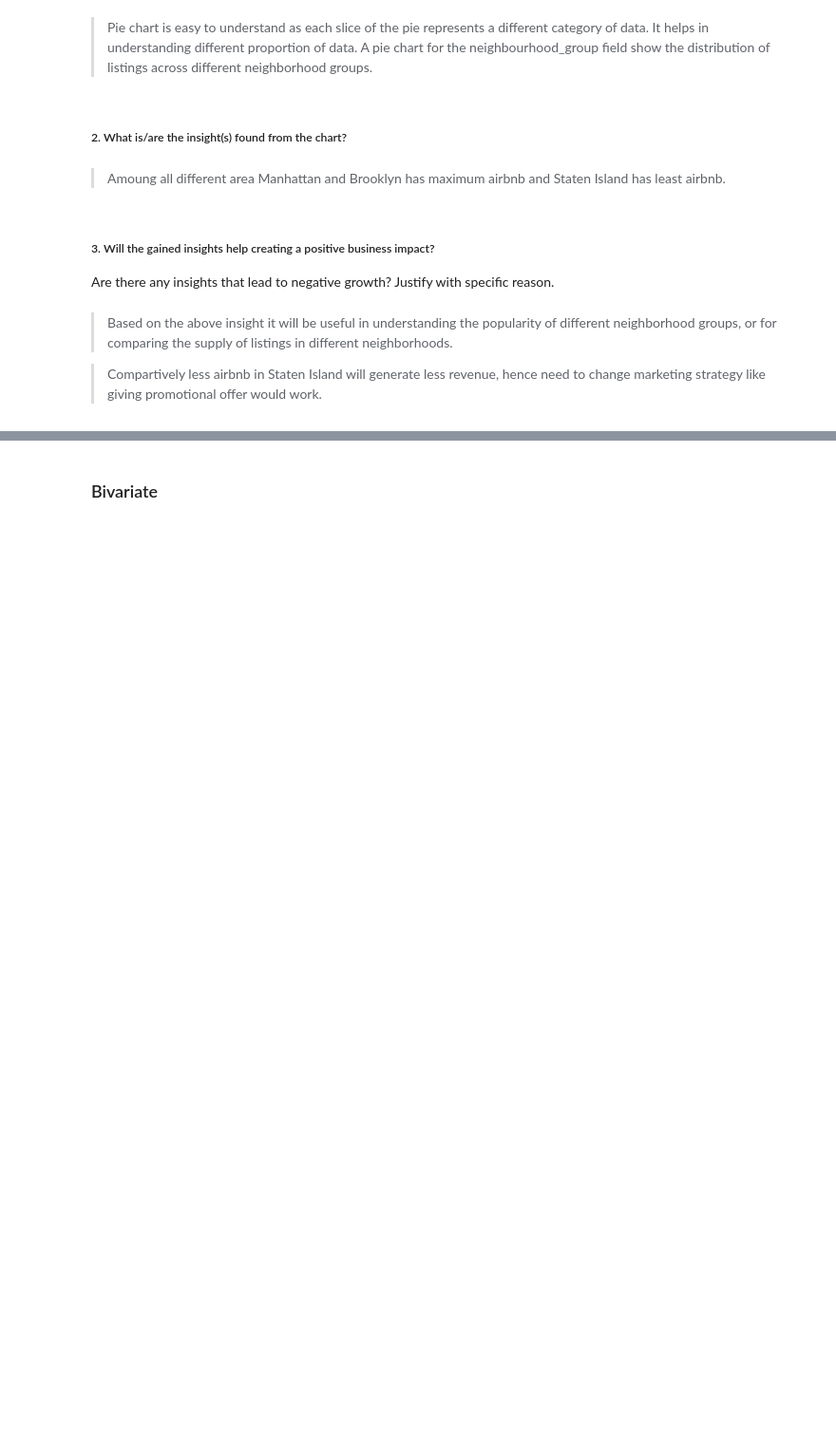
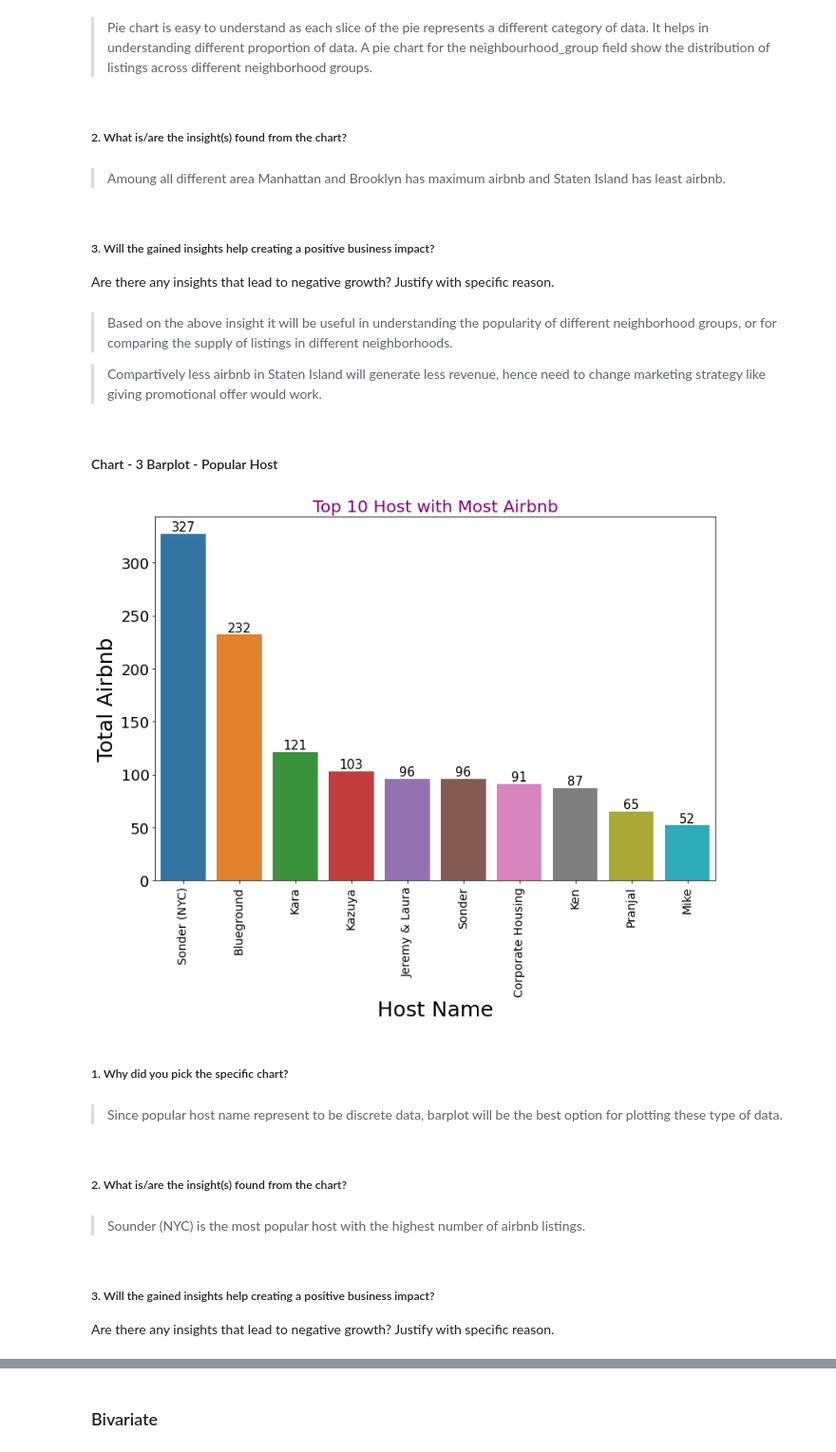
Before and after one commit to abhinav4201/Exploratory-data-analysis-EDA-Airbnb, a Jupyter notebook: Airbnb_Bookings_Analysis_Capstone_Project_1.ipynb, the cells around one changed output, grey strips where cells are left out. Shown at 95% size. Saved outputs shown, nothing was run; the diff lists cells and outputs as text; code cells hidden in the pictures; blank space fills up the shorter version.

Commit message:
completed 4 graph

```diff
--- a/Airbnb_Bookings_Analysis_Capstone_Project_1.ipynb
+++ b/Airbnb_Bookings_Analysis_Capstone_Project_1.ipynb
@@ -467,3 +467,46 @@ Are there any insights that lead to negative growth? Justify with specific reaso
 > Based on the above insight it will be useful in understanding the popularity of different neighborhood groups, or for comparing the supply of listings in different neighborhoods.
 
 > Compartively less airbnb in Staten Island will generate less revenue, hence need to change marketing strategy like giving promotional offer would work.
+# %% [markdown]
+#### Chart - 3 Barplot - Popular Host
+# %%
+# Chart - 4 visualization code
+#grouping all host id to know top 10 host
+df_popular_host = df.groupby(['host_id','host_name'])['id'].count().reset_index().sort_values(
+                            'id',ascending = False)[:10]
+# Chart - 3 visualization code
+#barplot
+plt.figure(figsize=(12,8));
+ax = sns.barplot(data = df_popular_host,x='host_name', y = 'id');
+# ax.bar_label(ax.containers[0]);  will work other than google colab
+
+# Add labels to the bars
+for bar in ax.patches:
+    ax.annotate(format(bar.get_height(), '.0f'),
+                   (bar.get_x() + bar.get_width() / 2,
+                    bar.get_height()), ha='center', va='center',
+                   size=15, xytext=(0, 8),
+                   textcoords='offset points')
+
+# Set the font size of the tick labels to 12
+ax.tick_params(axis='both', which='major', labelsize=18);
+# Set the x-label with a font size of 25
+ax.set_xlabel("Host Name", fontsize=25)
+plt.xticks(fontsize = 14, rotation = 90);
+
+# Set the y-label with a font size of 25
+ax.set_ylabel("Total Airbnb", fontsize=25)
+plt.title('Top 10 Host with Most Airbnb', fontsize=20, color='purple');
+# %% [output]
+[figure, added]
+# %% [markdown]
+##### 1. Why did you pick the specific chart?
+# %% [markdown]
+> Since popular host name represent to be discrete data, barplot will be the best option for plotting these type of data.
+# %% [markdown]
+##### 2. What is/are the insight(s) found from the chart?
+# %% [markdown]
+> Sounder (NYC) is the most popular host with the highest number of airbnb listings.
+# %% [markdown]
+##### 3. Will the gained insights help creating a positive business impact?
+Are there any insights that lead to negative growth? Justify with specific reason.
```
Also changed, not shown: parts of 11 cells of this notebook.
